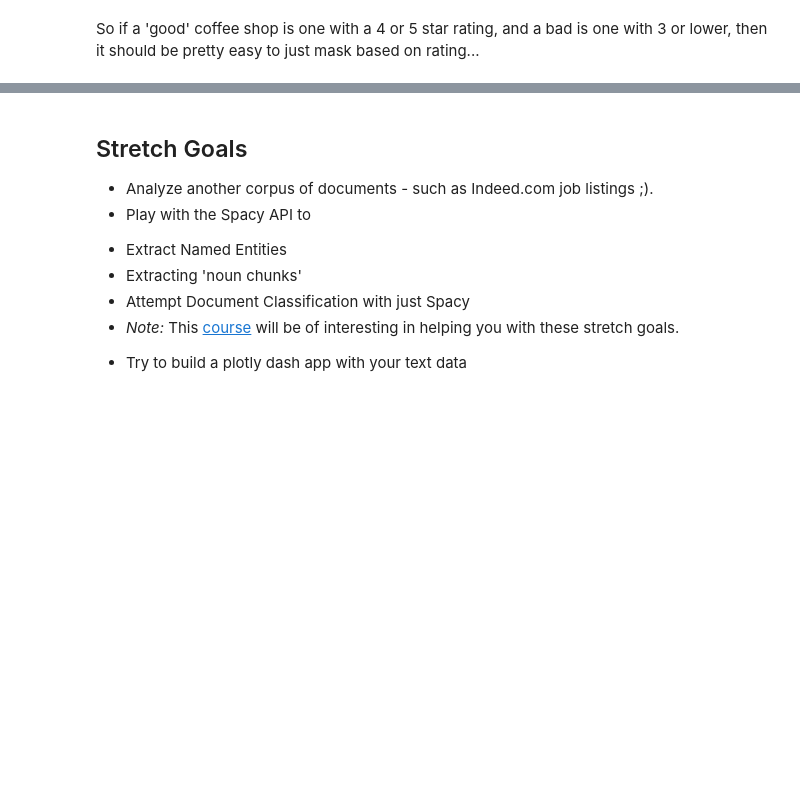
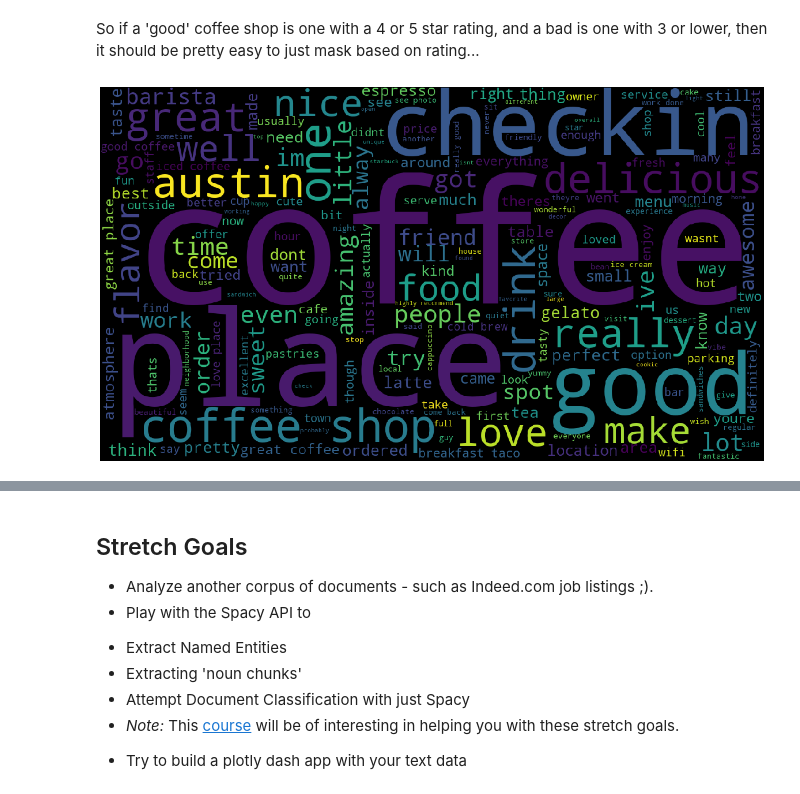
Before and after one commit to rselent/DS-Unit-4-Sprint-1-NLP, a Jupyter notebook: module1-text-data/LS_DS_411_Text_Data_Assignment.ipynb, the cells around one changed output, grey strips where cells are left out. Drawn from its saved outputs; the diff is of its cells as text; code cells hidden in the pictures; blank space fills up the shorter version.

Commit message:
updated with word clouds, some commenting

```diff
--- a/module1-text-data/LS_DS_411_Text_Data_Assignment.ipynb
+++ b/module1-text-data/LS_DS_411_Text_Data_Assignment.ipynb
@@ -257,12 +266,18 @@ badShops2 = shops2[ shops2[ 'star_rating'] < 4]     # 3 or lower
 
 from wordcloud import WordCloud, STOPWORDS
 
-comments = ''
+goodComments = ''
 
-for tokens in goodShops.tokens:
-    for words in tokens:
-        comments = comments + words + ' '
-
-print( comments)
-#wCloud = WordCloud( width = 640, height = 360,
- #                 stopwords= set(STOPWORDS)).generate( comments)
+for goodTokens in goodShops.tokens:
+    for goodWords in goodTokens:
+        goodComments = goodComments + goodWords + ' '
+# %%
+goodCloud = WordCloud( width = 1280, height = 720,
+                    stopwords= set(STOPWORDS)).generate( goodComments)
+plt.figure( figsize= (16, 9))
+plt.imshow( goodCloud)
+plt.axis( "off")
+plt.tight_layout( pad= 0)
+plt.show();
+# %% [output]
+[figure, added]
```
Also changed, not shown: parts of 18 cells of this notebook.
